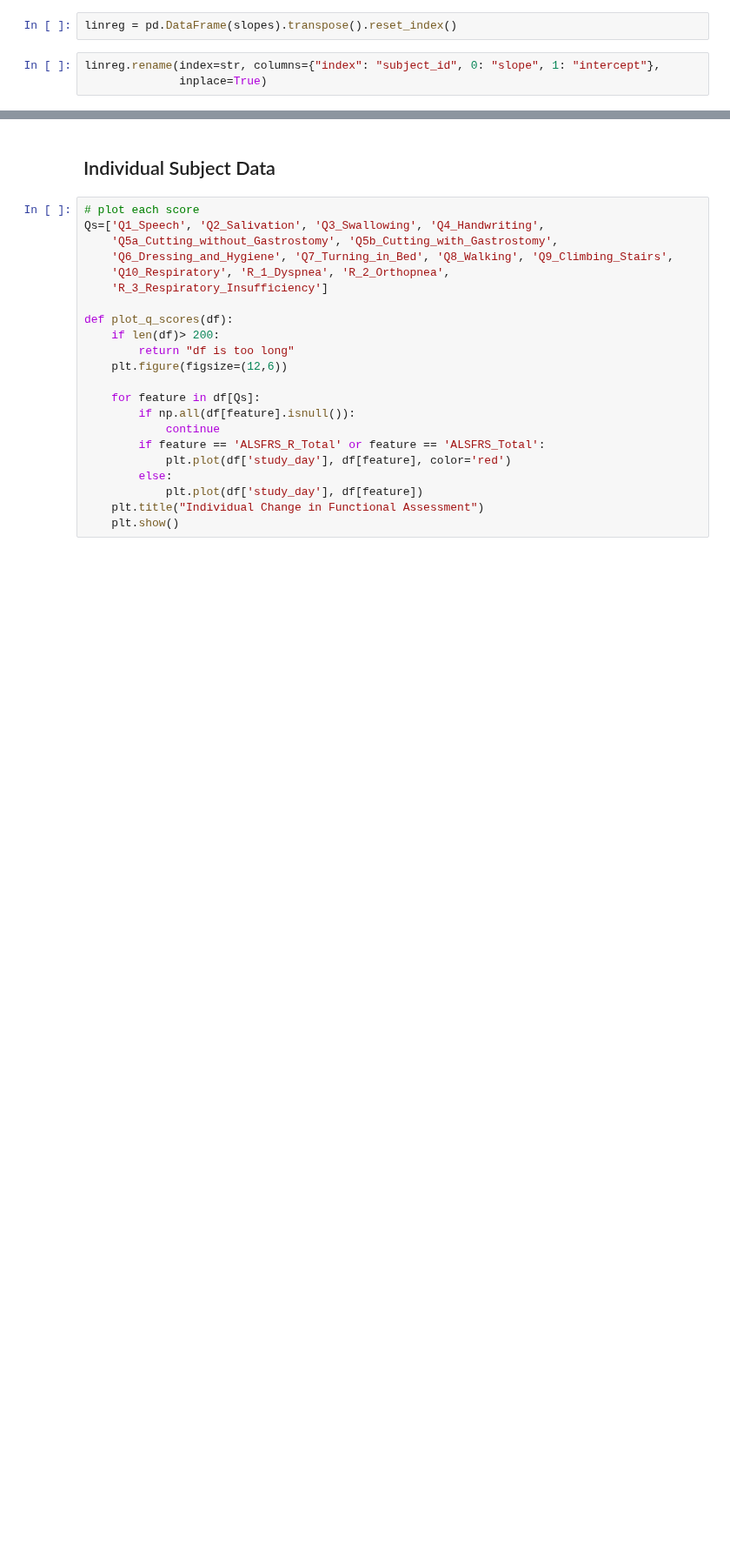
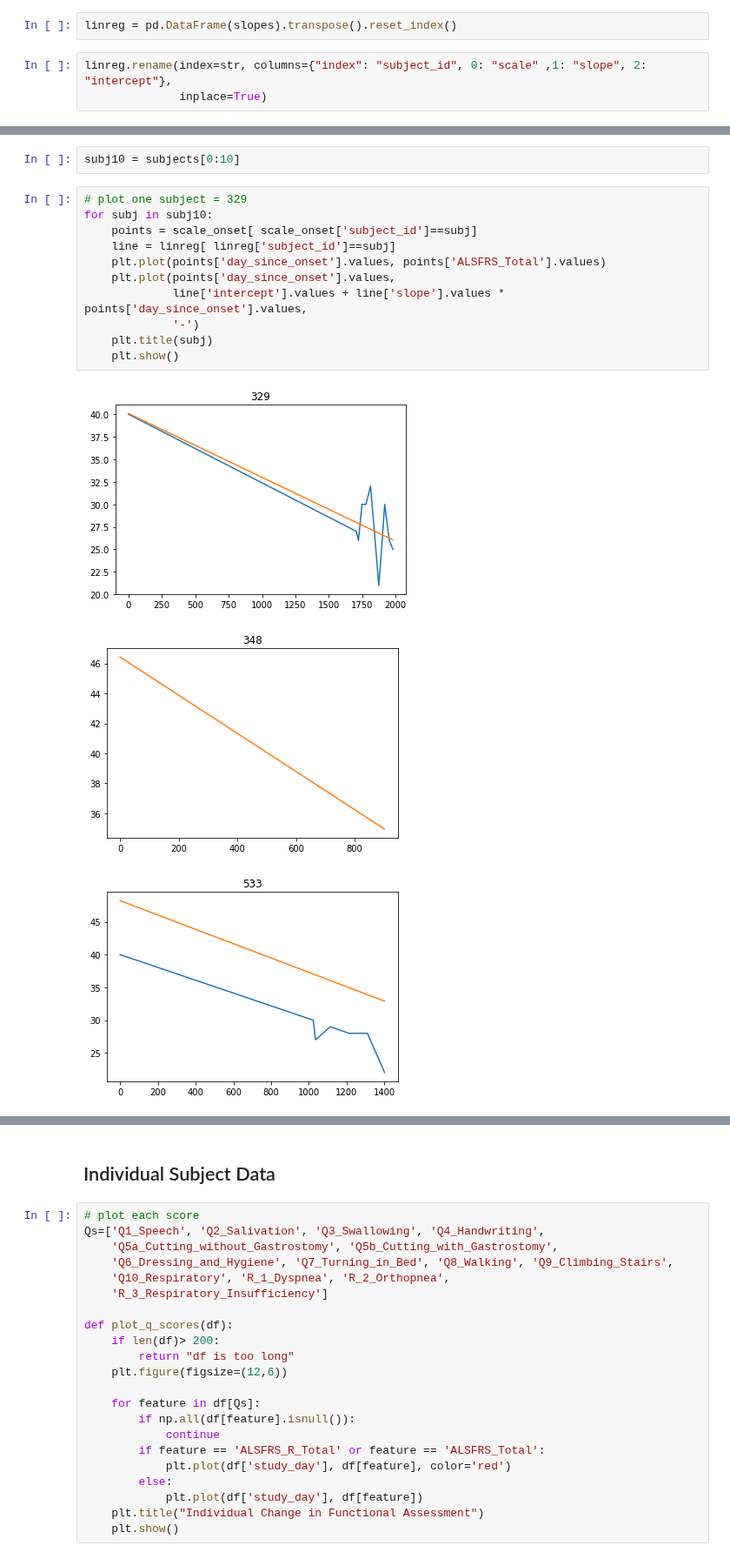
Before and after one commit to ttompk/als, a Jupyter notebook: question.ipynb, the cells around one changed output, grey strips where cells are left out. Shown at 87% size. Drawn from its saved outputs; the diff is of its cells as text; blank space fills up the shorter version.

```diff
--- a/question.ipynb
+++ b/question.ipynb
@@ -306,5 +296,5 @@ for subj in subjects:
 # %%
 linreg = pd.DataFrame(slopes).transpose().reset_index()
 # %%
-linreg.rename(index=str, columns={"index": "subject_id", 0: "slope", 1: "intercept"},
+linreg.rename(index=str, columns={"index": "subject_id", 0: "scale" ,1: "slope", 2: "intercept"},
               inplace=True)
@@ -319,0 +319,17 @@ linreg.head()
+# %%
+subj10 = subjects[0:10]
+# %%
+# plot one subject = 329
+for subj in subj10:
+    points = scale_onset[ scale_onset['subject_id']==subj]
+    line = linreg[ linreg['subject_id']==subj]
+    plt.plot(points['day_since_onset'].values, points['ALSFRS_Total'].values)
+    plt.plot(points['day_since_onset'].values,
+             line['intercept'].values + line['slope'].values * points['day_since_onset'].values,
+             '-')
+    plt.title(subj)
+    plt.show()
+# %% [output]
+[figure, added]
+[figure, added]
+[figure, added]
```
Also changed, not shown: parts of 8 cells of this notebook, 1 other file.
